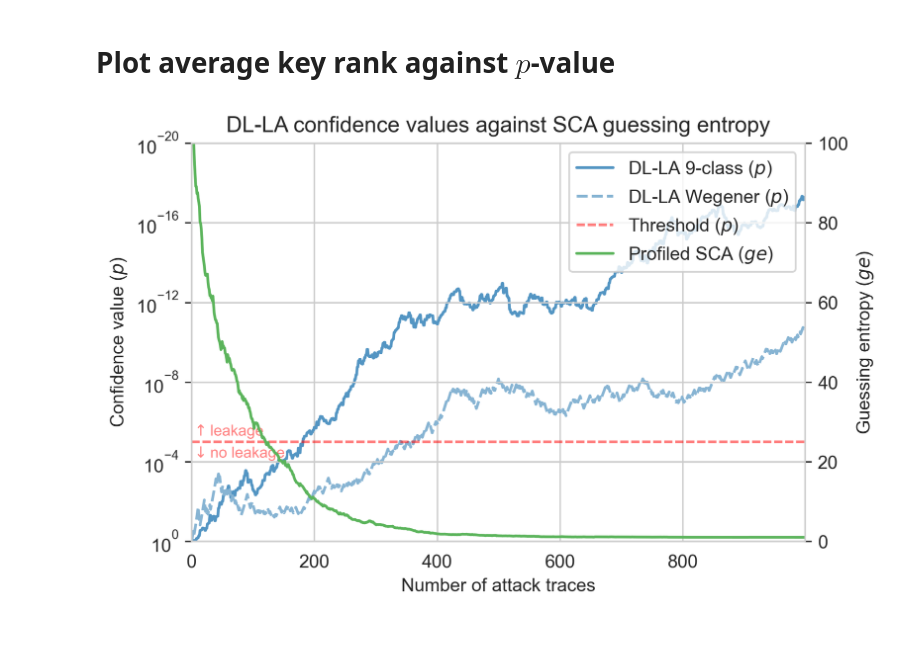
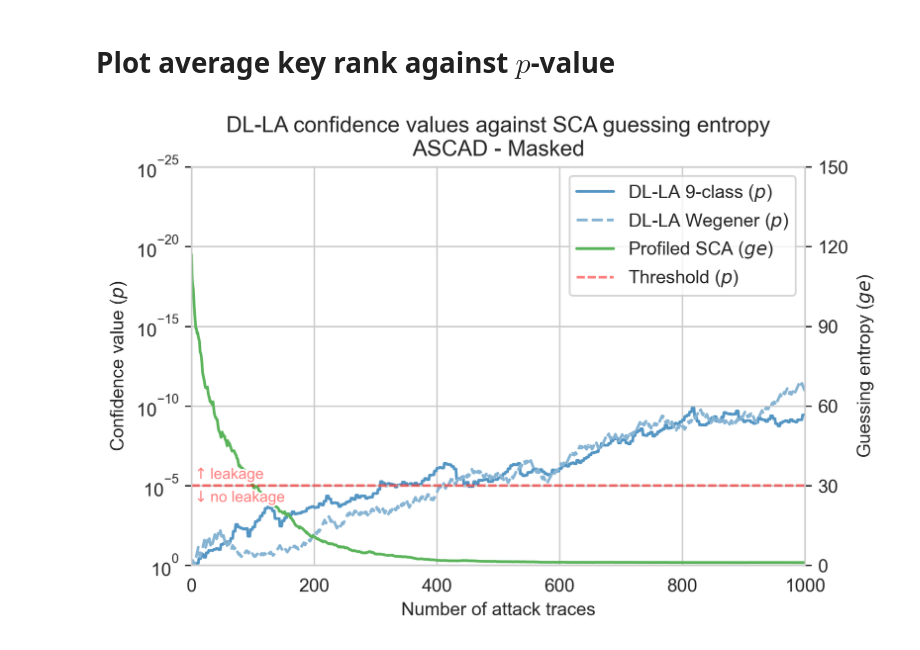
Before and after one commit to ccberg/LA, a Jupyter notebook: books/sca/plot.ipynb, the cells around one changed output. Cells and saved outputs as stored; diff of their text form; code cells hidden in the pictures.

```diff
--- a/books/sca/plot.ipynb
+++ b/books/sca/plot.ipynb
@@ -42,7 +45,17 @@ def fetch_results(db: Database, pollution: PollutionType, num_traces: str, dir_n
 
     return gdf, df
 # %%
-TITLE = "DL-LA confidence values against SCA guessing entropy"
+POLLUTION_TYPE = None # PollutionType.gauss
+POLLUTION_PARAM = 40
+POLL_TITLE = ""
+if POLLUTION_TYPE:
+    POLL_LOOKUP = {
+        PollutionType.gauss: f", Gaussian noise ({POLLUTION_PARAM})"
+    }
+    POLL_TITLE = POLL_LOOKUP[POLLUTION_TYPE]
+
+FILE_SUFFIX = file_suffix(POLLUTION_TYPE, POLLUTION_PARAM)
+TITLE = f"DL-LA confidence values against SCA guessing entropy\nASCAD - Masked{POLL_TITLE}"
 
 def plot_p_value():
     df = pd.read_csv("../la/dlla-p-gradient.csv")
@@ -51,52 +64,68 @@ def plot_p_value():
     num_traces = max(df.index)
 
     g = sns.lineplot(data=df, palette=[DLLA_PALETTE[3], DLLA_PALETTE[2]])
-
-    p_thresh = 10 ** -5
-    t_line = [p_thresh] * num_traces
-    sns.lineplot(data={"Threshold ($p$)": t_line}, palette=[THRESHOLD_COLOR], dashes=[(3, 1)])
-
     g.set(yscale="log",
           ylabel="Confidence value ($p$)",
           xlabel="Number of attack traces",
           title=TITLE,
-          ylim=(10 ** 0, 10 ** -20), xlim=(0, num_traces))
-    g.yaxis.set_major_locator(FixedLocator(10. ** (-np.arange(0, 21, 4))))
+          ylim=(10 ** 0, 10 ** -25), xlim=(0, num_traces + 1))
+    g.yaxis.set_major_locator(FixedLocator(10. ** (-np.arange(0, 30, 5))))
 
+    return g, num_traces
 
-    stroke = [withStroke(linewidth=2, foreground='w')]
-    text(0, p_thresh * .5, '$\\uparrow$leakage', color=THRESHOLD_COLOR, size="small").set_path_effects(stroke)
-    text(0, p_thresh * 1.5, '$\\downarrow$no leakage', va='top', color=THRESHOLD_COLOR, size="small").set_path_effects(stroke)
+def plot_kr():
+    df = pd.read_csv(f"../sca/results/sca-ge{FILE_SUFFIX}.csv")
+    df = df.drop(columns=[df.columns[0]])
+    df.columns = [f"{c} ($ge$)" for c in df.columns]
+    num_traces = max(df.index)
+
+    g = sns.lineplot(data=df, palette=[SCA_PALETTE[3]])
+    g.set(xlim=(0,num_traces + 1), ylim=(0,150), ylabel="Guessing entropy ($ge$)")
+    g.yaxis.set_major_locator(FixedLocator(np.arange(0, 175, 30)))
 
     return g
 
-def plot_kr():
-    df = pd.read_csv("../../examples/profiled-sca-ge.csv")
-    df = df.drop(columns=[df.columns[0]])
-    df.columns = [f"{c} ($ge$)" for c in df.columns]
+def plot_threshold(g_p, g_kr, num_traces, p_thresh=10**-5):
+    # Compute positioning
+    max_kr = g_kr.get_ylim()[1]
+    lin_max_p = abs(math.log(g_p.get_ylim()[1], 10))
+    lin_p_thresh = abs(math.log(p_thresh, 10))
+    line_loc = lin_p_thresh / lin_max_p * max_kr
 
-    g = sns.lineplot(data=df, palette=[SCA_PALETTE[3]])
-    g.set(ylim=(0,100), ylabel="Guessing entropy ($ge$)")
+    # Plot threshold
+    t_line = [line_loc] * num_traces
+    sns.lineplot(data={"Threshold ($p$)": t_line}, palette=[THRESHOLD_COLOR], dashes=[(3, 1)])
 
-    return g
+    # Threshold text positioning
+    up_margin = 2.5
+    down_margin = -1.5
 
+    # Display threshold text
+    t_up = text(0, line_loc + up_margin, '$\\uparrow$leakage', color=THRESHOLD_COLOR, size="small")
+    t_down = text(0, line_loc + down_margin, '$\\downarrow$no leakage', va='top', color=THRESHOLD_COLOR, size="small")
+
+    # Threshold text markup
+    stroke = [withStroke(linewidth=2, foreground='w')]
+    t_up.set_path_effects(stroke)
+    t_down.set_path_effects(stroke)
 
 KR_THRESH = 10
 
 
 def plot():
-    g = plot_p_value()
+    g, num_traces = plot_p_value()
     g.get_legend().remove()
     g2 = plt.twinx()
     plot_kr()
 
+    plot_threshold(g, g2, num_traces)
     handles1, labels1 = g.get_legend_handles_labels()
     handles2, labels2 = g2.get_legend_handles_labels()
     g2.legend(handles1 + handles2, labels1 + labels2, loc="upper right")
 
-    store_sns(g, f"sca-p-ascad-traces")
+    store_sns(g, f"sca-p-ascad-traces{FILE_SUFFIX}")
 
 
 plot()
 # %% [output]
-[figure, old version]
+[figure, new version]
```
Also changed, not shown: parts of 2 cells of this notebook, 26 other files.
